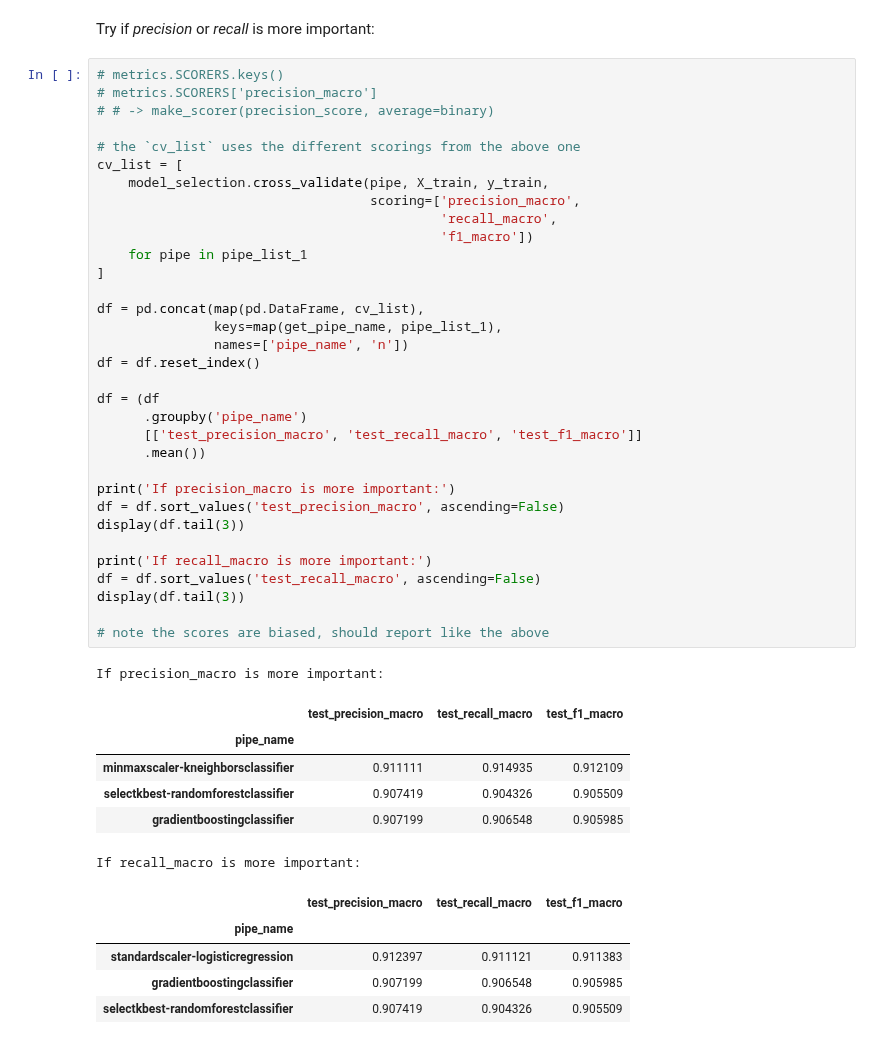
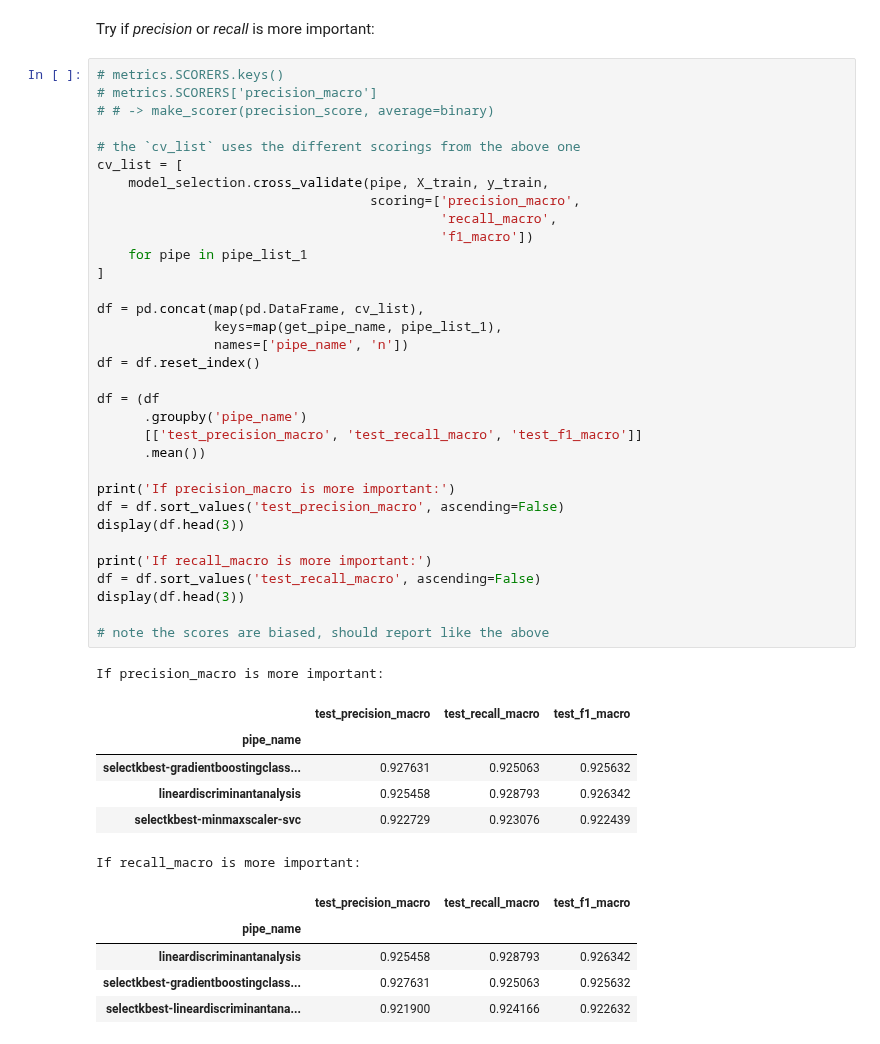
Before and after one commit to moskytw/data-science-with-python, a Jupyter notebook: handouts/pipe_and_cv.ipynb, the cells around one changed output. Cells and saved outputs as stored; diff of their text form.

```diff
--- a/handouts/pipe_and_cv.ipynb
+++ b/handouts/pipe_and_cv.ipynb
@@ -275,41 +275,41 @@ Try if _precision_ or _recall_ is more important:
 # the `cv_list` uses the different scorings from the above one
 cv_list = [
     model_selection.cross_validate(pipe, X_train, y_train,
                                    scoring=['precision_macro',
                                             'recall_macro',
                                             'f1_macro'])
     for pipe in pipe_list_1
 ]
 
 df = pd.concat(map(pd.DataFrame, cv_list),
                keys=map(get_pipe_name, pipe_list_1),
                names=['pipe_name', 'n'])
 df = df.reset_index()
 
 df = (df
       .groupby('pipe_name')
       [['test_precision_macro', 'test_recall_macro', 'test_f1_macro']]
       .mean())
 
 print('If precision_macro is more important:')
 df = df.sort_values('test_precision_macro', ascending=False)
-display(df.tail(3))
+display(df.head(3))
 
 print('If recall_macro is more important:')
 df = df.sort_values('test_recall_macro', ascending=False)
-display(df.tail(3))
+display(df.head(3))
 
 # note the scores are biased, should report like the above
 # %% [output]
 If precision_macro is more important:
 |  | test_precision_macro | test_recall_macro | test_f1_macro |
 | pipe_name |  |  |  |
-| minmaxscaler-kneighborsclassifier | 0.911111 | 0.914935 | 0.912109 |
-| selectkbest-randomforestclassifier | 0.907419 | 0.904326 | 0.905509 |
-| gradientboostingclassifier | 0.907199 | 0.906548 | 0.905985 |
+| selectkbest-gradientboostingclass... | 0.927631 | 0.925063 | 0.925632 |
+| lineardiscriminantanalysis | 0.925458 | 0.928793 | 0.926342 |
+| selectkbest-minmaxscaler-svc | 0.922729 | 0.923076 | 0.922439 |
 If recall_macro is more important:
 |  | test_precision_macro | test_recall_macro | test_f1_macro |
 | pipe_name |  |  |  |
-| standardscaler-logisticregression | 0.912397 | 0.911121 | 0.911383 |
-| gradientboostingclassifier | 0.907199 | 0.906548 | 0.905985 |
-| selectkbest-randomforestclassifier | 0.907419 | 0.904326 | 0.905509 |
+| lineardiscriminantanalysis | 0.925458 | 0.928793 | 0.926342 |
+| selectkbest-gradientboostingclass... | 0.927631 | 0.925063 | 0.925632 |
+| selectkbest-lineardiscriminantana... | 0.921900 | 0.924166 | 0.922632 |
```
Also changed, not shown: parts of 2 cells of this notebook.
